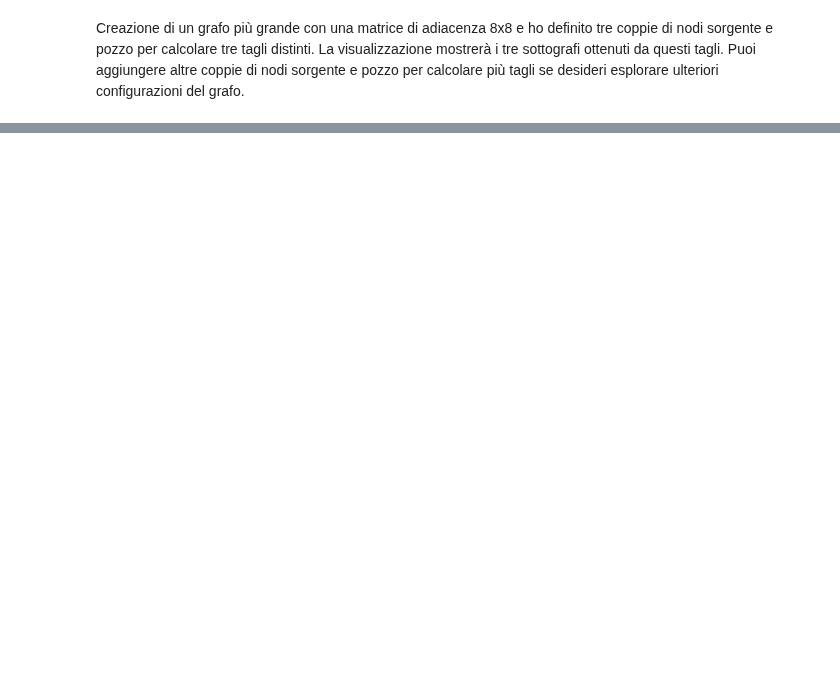
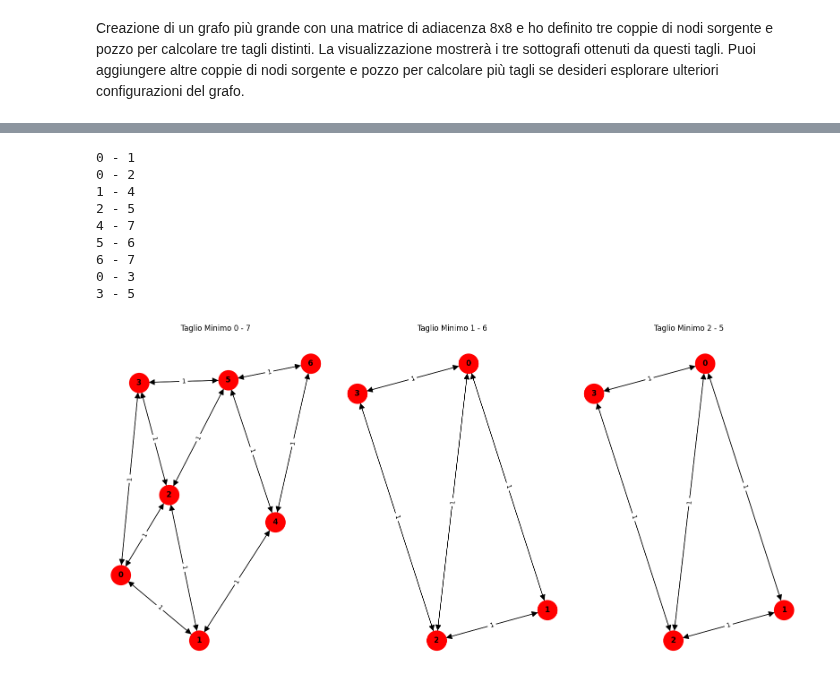
Before and after one commit to ele10-code/k-clustering, a Jupyter notebook: min-cut.ipynb, the cells around one changed output, grey strips where cells are left out. Saved outputs shown, nothing was run; the diff lists cells and outputs as text; code cells hidden in the pictures; blank space fills up the shorter version.

Commit message:
prova con grafo non pesato

```diff
--- a/min-cut.ipynb
+++ b/min-cut.ipynb
@@ -269,0 +445,69 @@ plt.show()
+# %%
+import networkx as nx
+import matplotlib.pyplot as plt
+
+# Creazione del grafo più grande non pesato
+graph = [[0, 1, 1, 1, 0, 0, 0, 0],
+         [1, 0, 1, 0, 1, 0, 0, 0],
+         [1, 1, 0, 1, 0, 1, 0, 0],
+         [1, 0, 1, 0, 0, 1, 0, 0],
+         [0, 1, 0, 0, 0, 1, 1, 1],
+         [0, 0, 1, 1, 1, 0, 1, 0],
+         [0, 0, 0, 0, 1, 1, 0, 1],
+         [0, 0, 0, 0, 1, 0, 1, 0]]
+
+# Creazione del grafo NetworkX non pesato
+G = nx.DiGraph()
+for i in range(len(graph)):
+    for j in range(len(graph[i])):
+        if graph[i][j] != 0:
+            G.add_edge(i, j)
+
+# Definizione di più coppie di nodi sorgente e pozzo per calcolare il multi-cut
+source_sink_pairs = [(0, 7), (1, 6), (2, 5)]
+
+# Risoluzione del multi-cut e visualizzazione dei sottografi
+plt.figure(figsize=(16, 8))
+for idx, (source, sink) in enumerate(source_sink_pairs):
+    g = Graph(graph)
+    g.minCut(source, sink)
+
+    # Ottieni i nodi inclusi nel taglio minimo e quelli esclusi
+    cut_nodes, uncut_nodes = get_cut_nodes(g.graph, source, g.visited)
+
+    # Creazione del grafo finale con il taglio minimo e dei sottografi
+    cut_graph = G.subgraph(cut_nodes)
+    uncut_graph = G.subgraph(uncut_nodes)
+
+    # Mappatura degli indici dei nodi tra G e cut_graph
+    cut_node_indices = {node: idx for idx, node in enumerate(cut_nodes)}
+
+    # Visualizzazione del grafo finale con il taglio minimo e dei sottografi
+    plt.subplot(1, len(source_sink_pairs), idx + 1)
+    cut_pos = nx.spring_layout(cut_graph, seed=42)
+
+    # Disegna i nodi inclusi nel taglio con colore rosso (aperti)
+    nx.draw(cut_graph, cut_pos, with_labels=True, node_size=1000, node_color='red', font_size=12, font_weight='bold', arrowsize=20)
+
+    # Ricalcola le etichette degli archi utilizzando gli indici corretti nel grafo tagliato
+    cut_edge_labels = {(cut_node_indices[u], cut_node_indices[v]): 1 for u, v in cut_graph.edges()}
+
+    # Disegna le etichette degli archi
+    nx.draw_networkx_edge_labels(cut_graph, cut_pos, edge_labels=cut_edge_labels, font_size=10)
+
+    plt.title(f"Taglio Minimo {source} - {sink}")
+
+# Visualizzazione dei sottografi
+plt.tight_layout()
+plt.show()
+# %% [output]
+0 - 1
+0 - 2
+1 - 4
+2 - 5
+4 - 7
+5 - 6
+6 - 7
+0 - 3
+3 - 5
+[figure, added]
```
Also changed, not shown: parts of 3 cells of this notebook, 2 other files.
